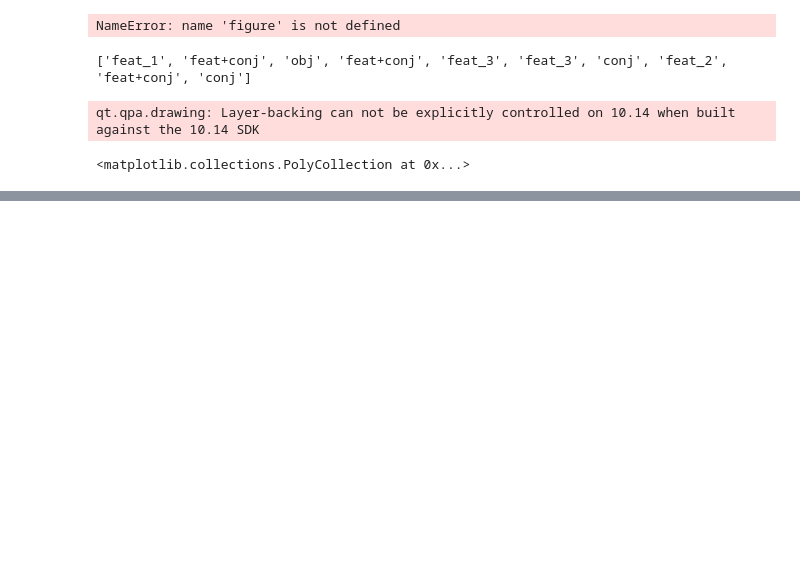
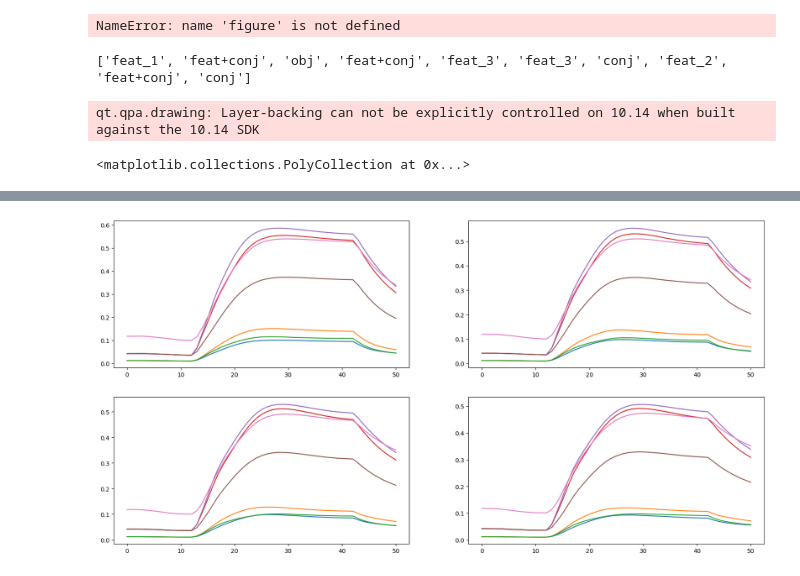
Before and after one commit to slenderham/Attn-WM-RNN, a Jupyter notebook: rnn/plot_main.ipynb, the cells around one changed output, grey strips where cells are left out. Drawn from its saved outputs; the diff is of its cells as text; code cells hidden in the pictures; blank space fills up the shorter version.

```diff
--- a/rnn/plot_main.ipynb
+++ b/rnn/plot_main.ipynb
@@ -194,0 +313,14 @@ plt.tight_layout()
+# %%
+# for i in range(4):
+#     plt.subplot(410+i+1).plot(all_cpds[i,:,:,:,:].mean((0,3)));
+#     plot
+#     plt.ylim([-0.05, 1.05])
+# plt.tight_layout()
+
+fig, axes = plt.subplots(2, 2)
+for i in range(4):
+    for j in range(7):
+        plot_mean_and_std(axes[i//2, i%2], all_cpds[i*108:(i+1)*108,:,j,:].mean((0, 2)), all_cpds[i*108:(i+1)*108,:,j,:].std((0, 2))/np.sqrt(432//4*93),
+                      label=['F1', 'F2', 'F3', 'C1', 'C2', 'C3', 'O'])
+# %% [output]
+[figure, added]
```
Also changed, not shown: parts of 19 cells of this notebook, 5 other files.
